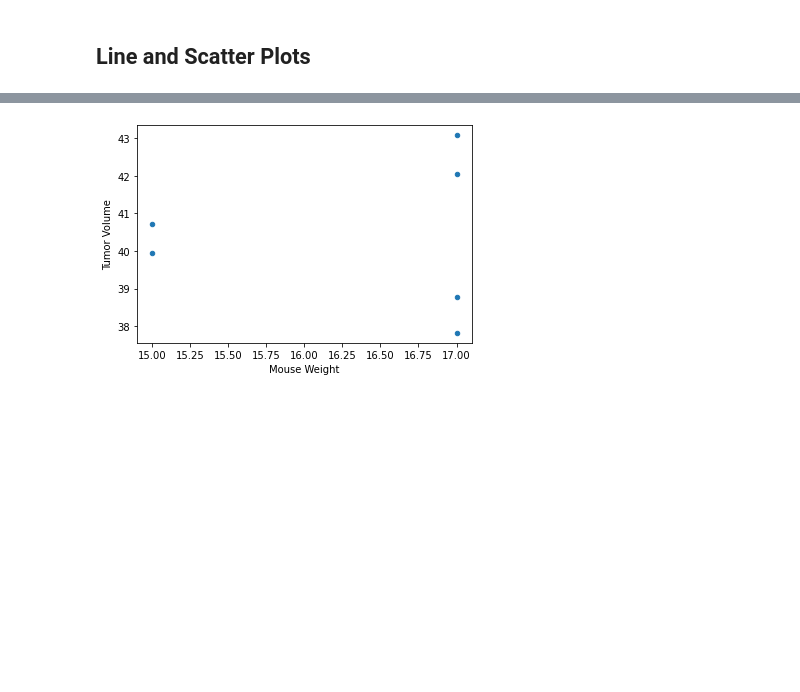
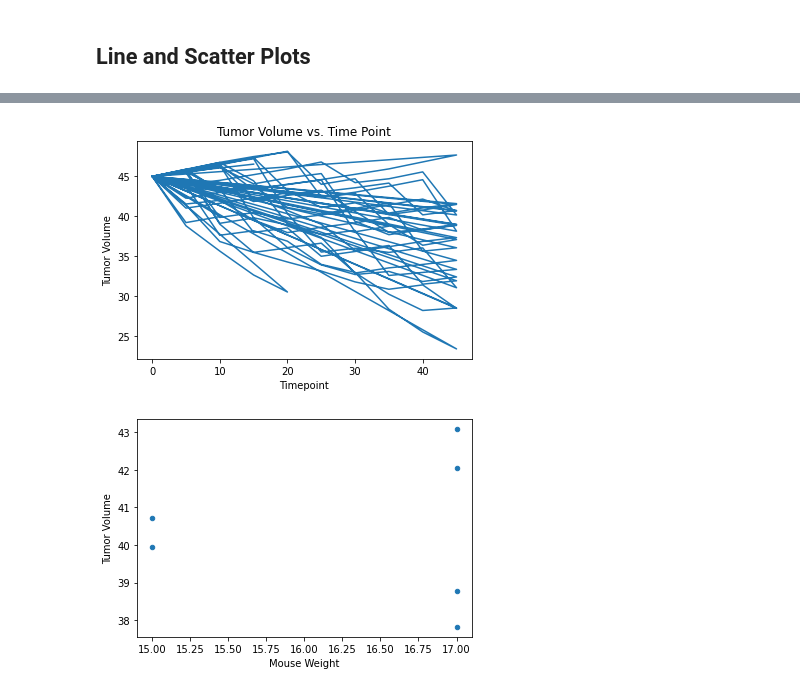
Before and after one commit to ese12880/Matplotlib-challenge, a Jupyter notebook: analysis/pymaceuticals_starter.ipynb, the cells around one changed output, grey strips where cells are left out. Saved outputs shown, nothing was run; the diff lists cells and outputs as text; code cells hidden in the pictures; blank space fills up the shorter version.

```diff
--- a/analysis/pymaceuticals_starter.ipynb
+++ b/analysis/pymaceuticals_starter.ipynb
@@ -324,9 +324,18 @@ NameError: name 'Tumor_Volume' is not defined
 Capomulin_df = combined_data.loc[combined_data['Drug Regimen'] == "Capomulin", :]
 Capomulin_df.head()
 
-time_grp = Capomulin_df.groupby(['Timepoint'])
-time_df = pd.DataFrame(time_grp['Tumor Volume'].mean())
+mouse_df = Capomulin_df.loc[Capomulin_df['Mouse ID'] == 0]
 
-line_df = pd.DataFrame({'Timepoint' : Capomulin_df['Timepoint"],
-                        'Tumor Volume' : time_df['Tumor Volume']})
+#x = np.linspace(-1, 1, 50)
+x = Capomulin_df['Tumor Volume']
+y1 = Capomulin_df['Timepoint']
+
+plt.figure()
+plt.plot(y1, x)
+
+plt.xlabel("Timepoint")
+plt.ylabel("Tumor Volume")
+plt.title("Tumor Volume vs. Time Point")
+
+plt.show()
 # %% [output]
@@ -334,3 +342,4 @@ SyntaxError: EOL while scanning string literal (<ipython-input-19-3529485dab7d>,
+[figure, added]
 # %%
 # Generate a scatter plot of average tumor volume vs. mouse weight for the Capomulin regimen
 
```
Also changed, not shown: parts of 5 cells of this notebook, 1 other file.
